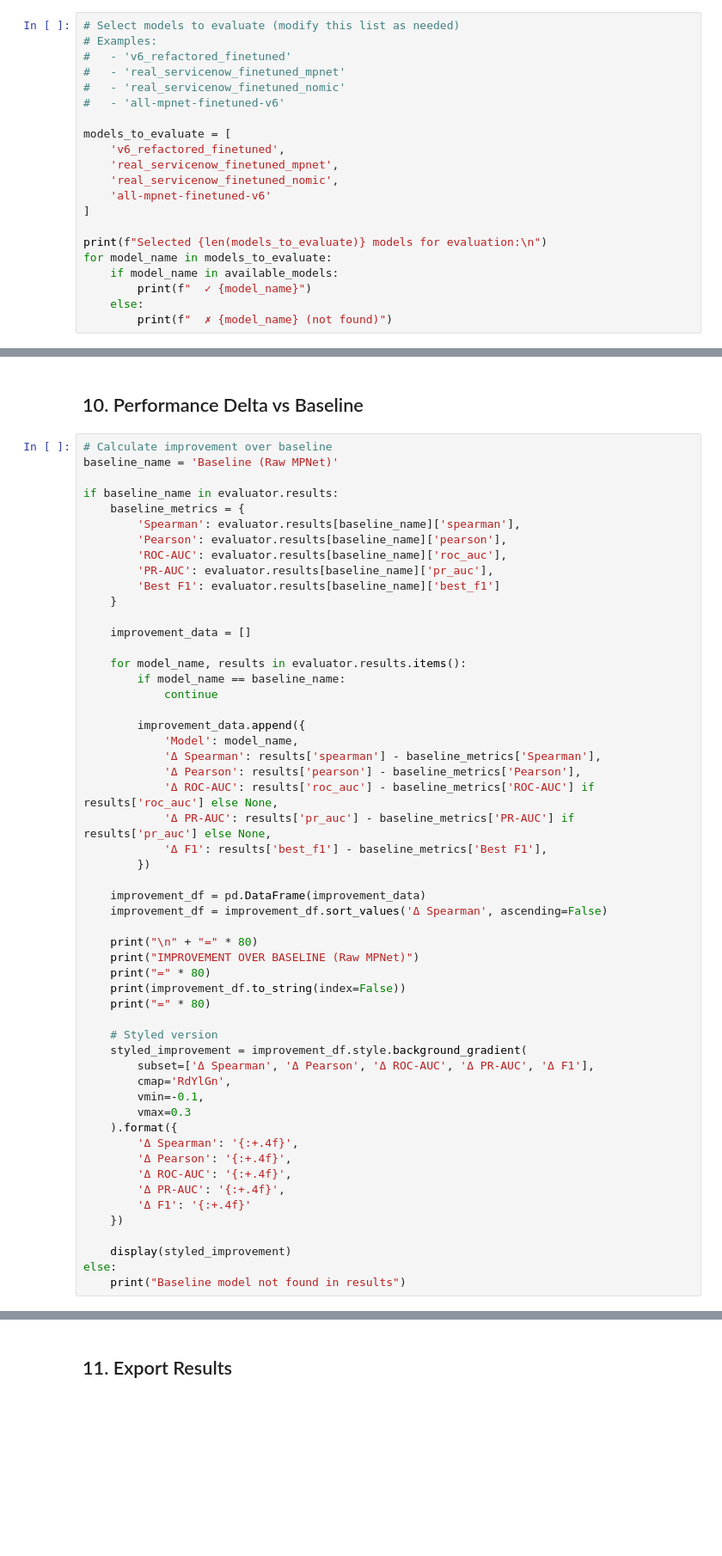
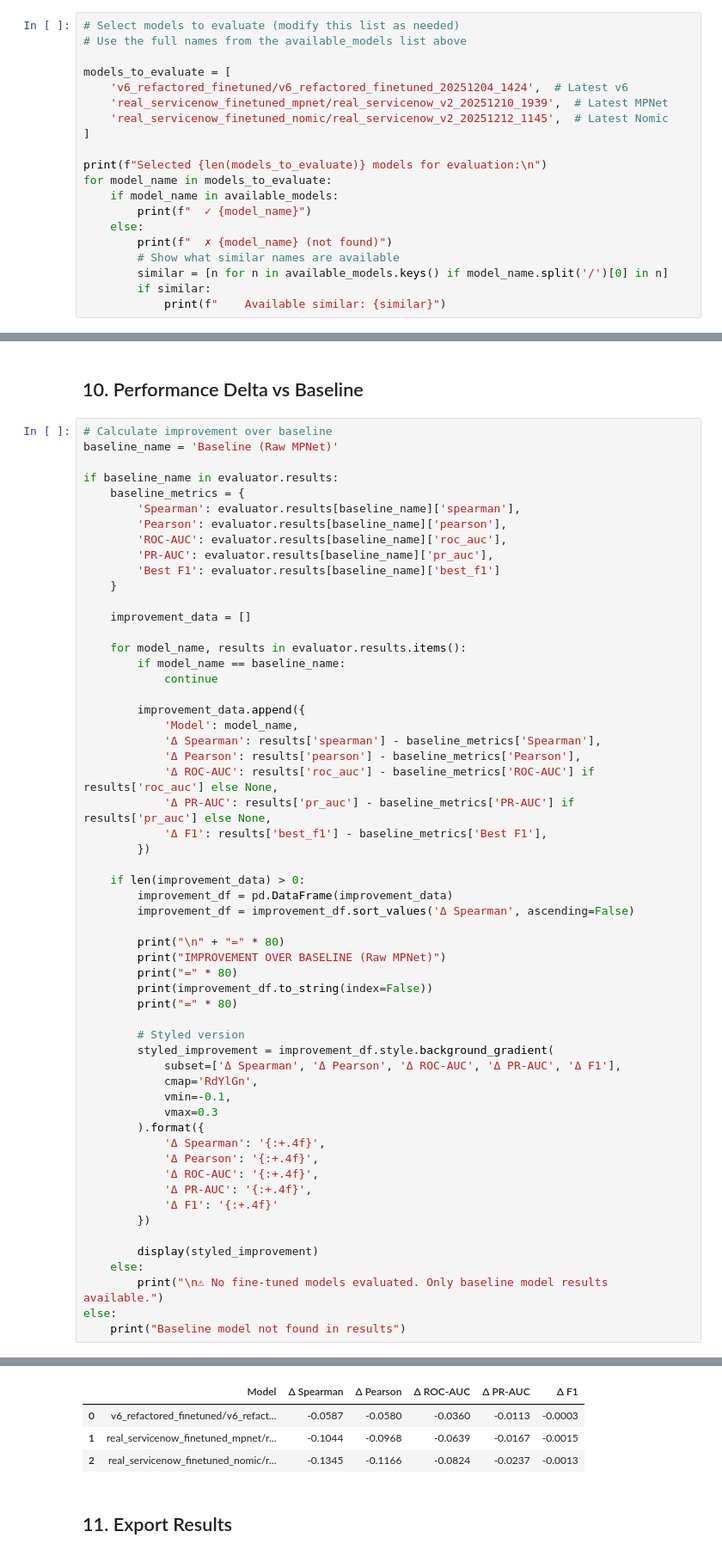
Before and after one commit to Soba101/nexustism, a Jupyter notebook: evaluate_model.ipynb, the cells around one changed output, grey strips where cells are left out. Shown: that part at 86% size. Saved outputs shown, nothing was run; the diff lists cells and outputs as text; blank space fills up the shorter version.

```diff
--- a/evaluate_model.ipynb
+++ b/evaluate_model.ipynb
@@ -527,17 +608,12 @@ print("\n✓ Baseline evaluation complete")
 Select models to evaluate from the list above.
 # %%
 # Select models to evaluate (modify this list as needed)
-# Examples:
-#   - 'v6_refactored_finetuned'
-#   - 'real_servicenow_finetuned_mpnet'
-#   - 'real_servicenow_finetuned_nomic'
-#   - 'all-mpnet-finetuned-v6'
+# Use the full names from the available_models list above
 
 models_to_evaluate = [
-    'v6_refactored_finetuned',
-    'real_servicenow_finetuned_mpnet',
-    'real_servicenow_finetuned_nomic',
-    'all-mpnet-finetuned-v6'
+    'v6_refactored_finetuned/v6_refactored_finetuned_20251204_1424',  # Latest v6
+    'real_servicenow_finetuned_mpnet/real_servicenow_v2_20251210_1939',  # Latest MPNet
+    'real_servicenow_finetuned_nomic/real_servicenow_v2_20251212_1145',  # Latest Nomic
 ]
 
 print(f"Selected {len(models_to_evaluate)} models for evaluation:\n")
@@ -546,3 +622,7 @@ for model_name in models_to_evaluate:
         print(f"  ✓ {model_name}")
     else:
         print(f"  ✗ {model_name} (not found)")
+        # Show what similar names are available
+        similar = [n for n in available_models.keys() if model_name.split('/')[0] in n]
+        if similar:
+            print(f"    Available similar: {similar}")
@@ -689,29 +878,33 @@ if baseline_name in evaluator.results:
             'Δ F1': results['best_f1'] - baseline_metrics['Best F1'],
         })
 
-    improvement_df = pd.DataFrame(improvement_data)
-    improvement_df = improvement_df.sort_values('Δ Spearman', ascending=False)
+    if len(improvement_data) > 0:
+        improvement_df = pd.DataFrame(improvement_data)
+        improvement_df = improvement_df.sort_values('Δ Spearman', ascending=False)
 
-    print("\n" + "=" * 80)
-    print("IMPROVEMENT OVER BASELINE (Raw MPNet)")
-    print("=" * 80)
-    print(improvement_df.to_string(index=False))
-    print("=" * 80)
+        print("\n" + "=" * 80)
+        print("IMPROVEMENT OVER BASELINE (Raw MPNet)")
+        print("=" * 80)
+        print(improvement_df.to_string(index=False))
+        print("=" * 80)
 
-    # Styled version
-    styled_improvement = improvement_df.style.background_gradient(
-        subset=['Δ Spearman', 'Δ Pearson', 'Δ ROC-AUC', 'Δ PR-AUC', 'Δ F1'],
-        cmap='RdYlGn',
-        vmin=-0.1,
-        vmax=0.3
-    ).format({
-        'Δ Spearman': '{:+.4f}',
-        'Δ Pearson': '{:+.4f}',
-        'Δ ROC-AUC': '{:+.4f}',
-        'Δ PR-AUC': '{:+.4f}',
-        'Δ F1': '{:+.4f}'
-    })
+        # Styled version
+        styled_improvement = improvement_df.style.background_gradient(
+            subset=['Δ Spearman', 'Δ Pearson', 'Δ ROC-AUC', 'Δ PR-AUC', 'Δ F1'],
+            cmap='RdYlGn',
+            vmin=-0.1,
+            vmax=0.3
+        ).format({
+            'Δ Spearman': '{:+.4f}',
+            'Δ Pearson': '{:+.4f}',
+            'Δ ROC-AUC': '{:+.4f}',
+            'Δ PR-AUC': '{:+.4f}',
+            'Δ F1': '{:+.4f}'
+        })
 
-    display(styled_improvement)
+        display(styled_improvement)
+    else:
+        print("\n⚠ No fine-tuned models evaluated. Only baseline model results available.")
 else:
     print("Baseline model not found in results")
+# %% [output]
@@ -718,3 +919,7 @@ else:
+|  | Model | Δ Spearman | Δ Pearson | Δ ROC-AUC | Δ PR-AUC | Δ F1 |
+| 0 | v6_refactored_finetuned/v6_refact... | -0.0587 | -0.0580 | -0.0360 | -0.0113 | -0.0003 |
+| 1 | real_servicenow_finetuned_mpnet/r... | -0.1044 | -0.0968 | -0.0639 | -0.0167 | -0.0015 |
+| 2 | real_servicenow_finetuned_nomic/r... | -0.1345 | -0.1166 | -0.0824 | -0.0237 | -0.0013 |
 # %% [markdown]
 ## 11. Export Results
 # %%
```
Also changed, not shown: parts of 19 cells of this notebook, 1 other file.
